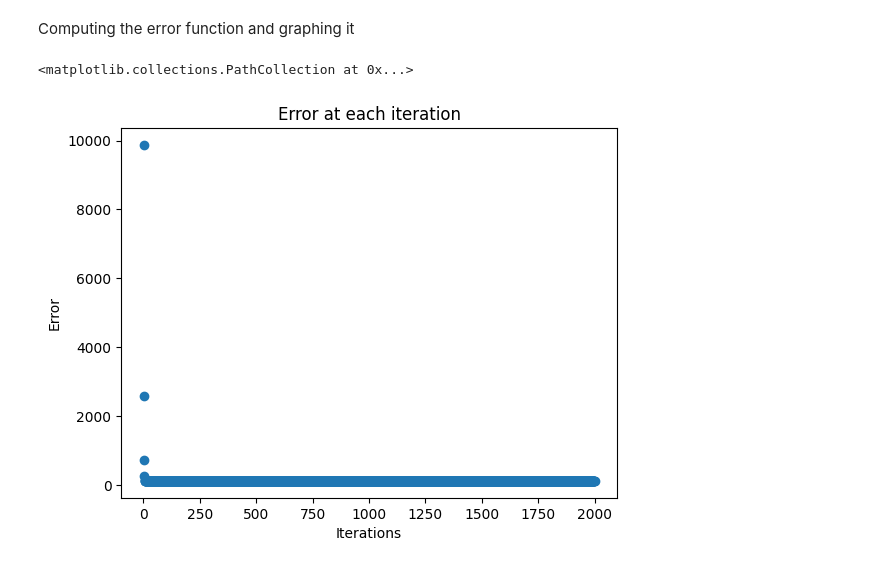
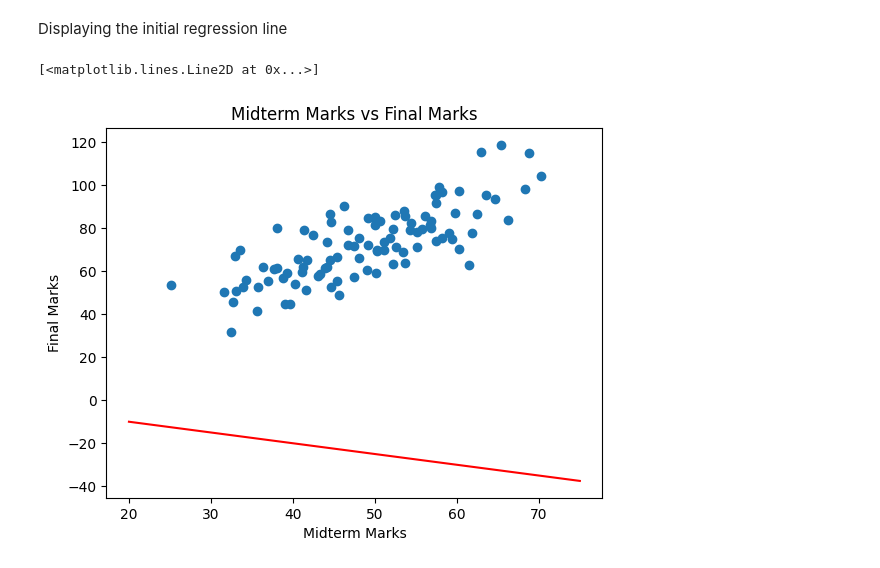
Before and after one commit to Yadu-M/ELE-888, a Jupyter notebook: lab1.ipynb, the cells around one changed output. Saved outputs shown, nothing was run; the diff lists cells and outputs as text; code cells hidden in the pictures.

```diff
--- a/lab1.ipynb
+++ b/lab1.ipynb
@@ -127,30 +94,13 @@ draw_plot()
-# %% [markdown]
-Computing the error function and graphing it
-# %%
-def get_error(m, b, N, midterm_marks, final_marks) -> int:
-  error = 0
-  for i in range(N):
-    x = final_marks[i] - (m * midterm_marks[i] + b)
-    error += (x * x)
-  return error/N
-
-m = -0.5
-b = 0
-errorList = []
-
-for i in range(2000):
-  errorList.append(get_error(m, b, len(midterm_marks), midterm_marks, final_marks))
-  (m_grad, b_grad) = get_gradient(m, b, len(midterm_marks), midterm_marks, final_marks)
-  m = m - (alpha*(m_grad))
-  b = b - (alpha*(b_grad))
-
-x_values = list(range(1,2001))
-y_values = errorList
-
-plt.xlabel('Iterations')
-plt.ylabel('Error')
-plt.title('Error at each iteration')
-plt.scatter(x_values, y_values, label='Regression line after 100 iterations')
-# %% [output]
-<matplotlib.collections.PathCollection at 0x...>
-[figure, removed]
+# %% [markdown]
+Displaying the initial regression line
+# %%
+plt.scatter(midterm_marks, final_marks)
+plt.xlabel('Midterm Marks')
+plt.ylabel('Final Marks')
+plt.title('Midterm Marks vs Final Marks')
+
+x_values = np.linspace(20, 75, 1000)
+plt.plot(x_values, x_values * -0.5, 'r')  # inital regression line
+# %% [output]
+[<matplotlib.lines.Line2D at 0x...>]
+[figure, added]
```
Also changed, not shown: parts of 45 cells of this notebook, 1 other file.
